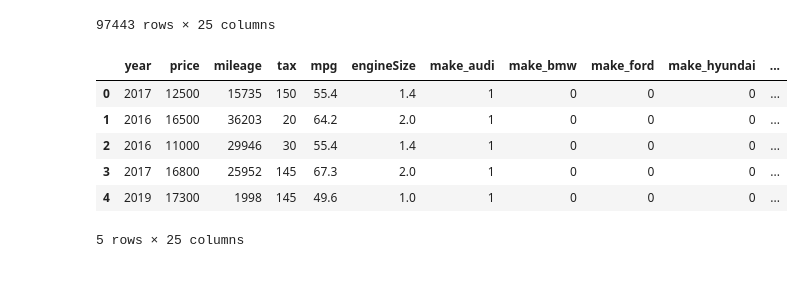
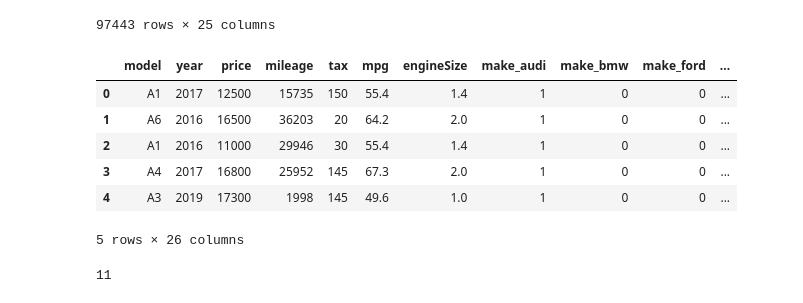
Before and after one commit to NickLamm/SpringboardCapstone2, a Jupyter notebook: Pre-processing and Training Data Development.ipynb, the cells around one changed output. Saved outputs shown, nothing was run; the diff lists cells and outputs as text; code cells hidden in the pictures.

Commit message:
Modeling in progress

```diff
--- a/Pre-processing and Training Data Development.ipynb
+++ b/Pre-processing and Training Data Development.ipynb
@@ -76,18 +76,22 @@ data
 # %%
 #create column for average model price
 #set equal to average model price not counting current row
 data['avgModelPrice'] = 0
 allModels = data.model.unique()
 for mod in allModels:
     data.loc[data.model==mod, 'avgModelPrice'] = (data[data.model==mod].price.sum() - data[data.model==mod].price) \
     /float(data[data.model==mod].price.count()-1)
-data.drop(columns='model', inplace=True)
 data.head()
 # %% [output]
-|  | year | price | mileage | tax | mpg | engineSize | make_audi | make_bmw | make_ford | make_hyundai | ... |
-| 0 | 2017 | 12500 | 15735 | 150 | 55.4 | 1.4 | 1 | 0 | 0 | 0 | ... |
-| 1 | 2016 | 16500 | 36203 | 20 | 64.2 | 2.0 | 1 | 0 | 0 | 0 | ... |
-| 2 | 2016 | 11000 | 29946 | 30 | 55.4 | 1.4 | 1 | 0 | 0 | 0 | ... |
-| 3 | 2017 | 16800 | 25952 | 145 | 67.3 | 2.0 | 1 | 0 | 0 | 0 | ... |
-| 4 | 2019 | 17300 | 1998 | 145 | 49.6 | 1.0 | 1 | 0 | 0 | 0 | ... |
+|  | model | year | price | mileage | tax | mpg | engineSize | make_audi | make_bmw | make_ford | ... |
+| 0 | A1 | 2017 | 12500 | 15735 | 150 | 55.4 | 1.4 | 1 | 0 | 0 | ... |
+| 1 | A6 | 2016 | 16500 | 36203 | 20 | 64.2 | 2.0 | 1 | 0 | 0 | ... |
+| 2 | A1 | 2016 | 11000 | 29946 | 30 | 55.4 | 1.4 | 1 | 0 | 0 | ... |
+| 3 | A4 | 2017 | 16800 | 25952 | 145 | 67.3 | 2.0 | 1 | 0 | 0 | ... |
+| 4 | A3 | 2019 | 17300 | 1998 | 145 | 49.6 | 1.0 | 1 | 0 | 0 | ... |
-5 rows × 25 columns
+5 rows × 26 columns
+# %%
+#check for screwups
+data.avgModelPrice.isna().sum()
+# %% [output]
+11
```
Also changed, not shown: parts of 10 cells of this notebook, 4 other files.
